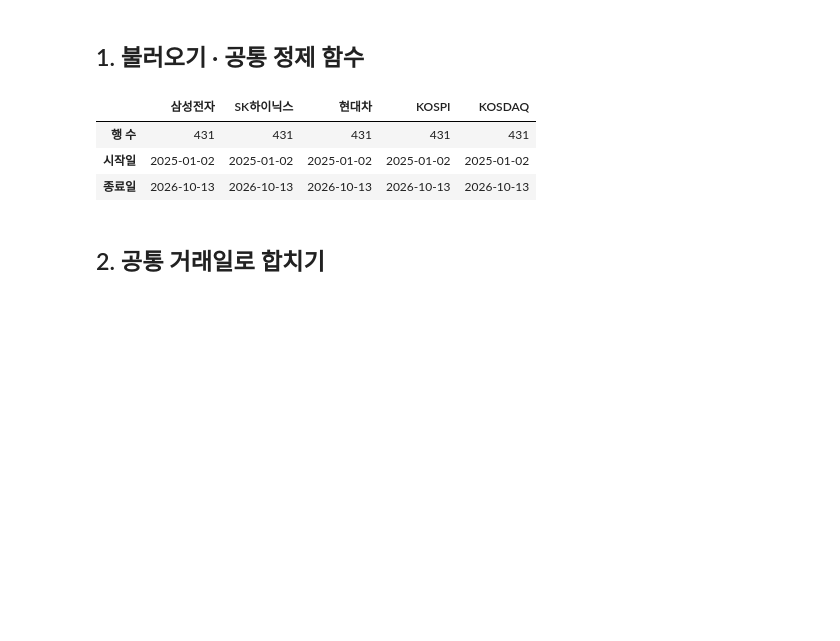
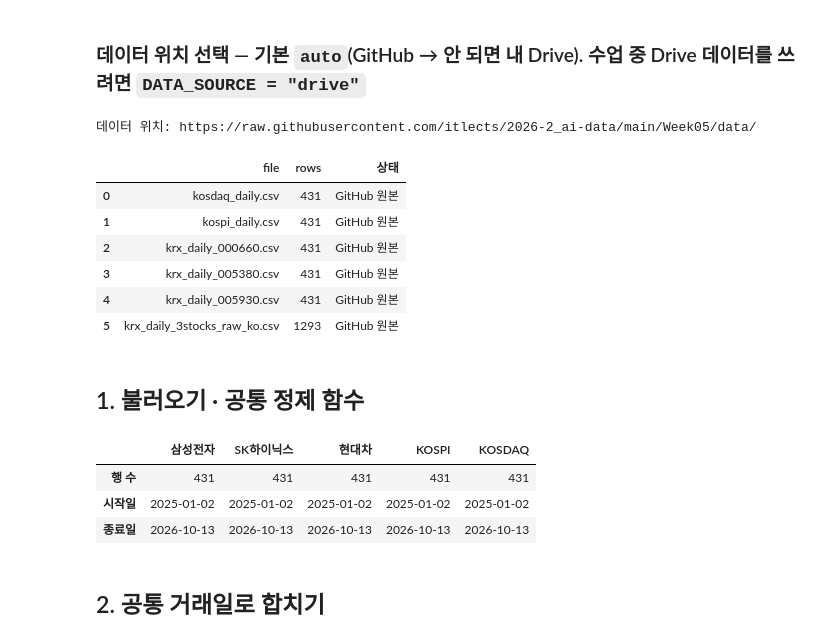
Before and after one commit to itlects/2026-2_ai-data, a Jupyter notebook: Week05/colab/Week05_Workbook4_지수종목비교_완성.ipynb, the cells around one changed output. Cells and saved outputs as stored; diff of their text form; code cells hidden in the pictures; blank space fills up the shorter version.

```diff
--- a/Week05/colab/Week05_Workbook4_지수종목비교_완성.ipynb
+++ b/Week05/colab/Week05_Workbook4_지수종목비교_완성.ipynb
@@ -18,4 +17,84 @@ BASE = "https://raw.githubusercontent.com/itlects/2026-2_ai-data/main/Week05/dat
 STOCKS = {"005930": "삼성전자", "000660": "SK하이닉스", "005380": "현대차"}
+# %% [markdown]
+### 데이터 위치 선택 — 기본 `auto`(GitHub → 안 되면 내 Drive). 수업 중 Drive 데이터를 쓰려면 `DATA_SOURCE = "drive"`
+# %%
+# ── 데이터 위치 선택 ────────────────────────────────────────────────
+# "auto"   : GitHub에서 읽고, 접속이 안 되면 내 Google Drive에서 자동으로 찾음 (기본)
+# "drive"  : 내 Google Drive에 미리 저장해 둔 데이터 사용 (수업 중 권장 대안)
+# "upload" : Drive에서 내려받아 둔 CSV 파일을 지금 직접 업로드
+# "github" : GitHub에서만 읽음
+DATA_SOURCE = "auto"
+
+import os, glob, hashlib, io, urllib.request
+
+GITHUB_BASE = "https://raw.githubusercontent.com/itlects/2026-2_ai-data/main/Week05/data/"
+MANIFEST = "week05_MANIFEST.csv"
+
+def _find_in_drive():
+    from google.colab import drive
+    if not os.path.isdir("/content/drive/MyDrive"):
+        drive.mount("/content/drive")
+    for depth in range(0, 7):                       # 내 드라이브 아래 6단계까지 탐색
+        pattern = "/content/drive/MyDrive/" + "*/" * depth + MANIFEST
+        hits = sorted(glob.glob(pattern))
+        if hits:
+            return os.path.dirname(hits[0]) + "/"
+    raise FileNotFoundError(
+        "내 Drive에서 " + MANIFEST + " 를 찾지 못했습니다.\n"
+        "· 강의자: '강의5주/02_데이터' 폴더에 Week05_00_데이터준비 노트북을 먼저 실행하세요.\n"
+        "· 학생: 공유받은 '02_데이터' 폴더를 오른쪽 클릭 → '바로가기 추가' → '내 드라이브'에 추가한 뒤 다시 실행하세요.")
+
+def _upload():
+    from google.colab import files
+    os.makedirs("week05_data", exist_ok=True)
+    print("02_데이터 폴더에서 내려받은 CSV(+ week05_MANIFEST.csv)를 모두 선택하세요.")
+    for name, data in files.upload().items():
+        open(os.path.join("week05_data", name), "wb").write(data)
+    return "week05_data/"
+
+def resolve_base(source=DATA_SOURCE):
+    if source in ("auto", "github"):
+        try:
+            urllib.request.urlopen(GITHUB_BASE + MANIFEST, timeout=10).read()
+            return GITHUB_BASE
+        except Exception as e:
+            if source == "github":
+                raise
+            print("GitHub 접속 실패 → Google Drive에서 찾습니다:", type(e).__name__)
+            source = "drive"
+    if source == "drive":
+        return _find_in_drive()
+    if source == "upload":
+        return _upload()
+    if os.path.isdir(source):                       # 로컬 폴더 경로를 직접 지정한 경우
+        return source.rstrip("/") + "/"
+    raise ValueError("DATA_SOURCE 값을 확인하세요: " + str(source))
+
+def _read_bytes(base, name):
+    if base.startswith("http"):
+        return urllib.request.urlopen(base + name, timeout=30).read()
+    return open(base + name, "rb").read()
+
+BASE = resolve_base()
+man = pd.read_csv(io.BytesIO(_read_bytes(BASE, MANIFEST)))
+def _status(f, md5):
+    if BASE.startswith("http"):
+        return "GitHub 원본"
+    if not os.path.exists(BASE + f):
+        return "⚠ 파일 없음"
+    return "정상(MD5 일치)" if hashlib.md5(_read_bytes(BASE, f)).hexdigest() == md5 else "⚠ 내용이 수업 원본과 다름"
+man["상태"] = [_status(f, m) for f, m in zip(man["file"], man["md5"])]
+print("데이터 위치:", BASE)
+man[["file", "rows", "상태"]]
+# %% [output]
+데이터 위치: https://raw.githubusercontent.com/itlects/2026-2_ai-data/main/Week05/data/
+|  | file | rows | 상태 |
+| 0 | kosdaq_daily.csv | 431 | GitHub 원본 |
+| 1 | kospi_daily.csv | 431 | GitHub 원본 |
+| 2 | krx_daily_000660.csv | 431 | GitHub 원본 |
+| 3 | krx_daily_005380.csv | 431 | GitHub 원본 |
+| 4 | krx_daily_005930.csv | 431 | GitHub 원본 |
+| 5 | krx_daily_3stocks_raw_ko.csv | 1293 | GitHub 원본 |
 # %% [markdown]
 ## 1. 불러오기 · 공통 정제 함수
 # %%
```
Also changed, not shown: parts of 2 cells of this notebook, 6 other files.
